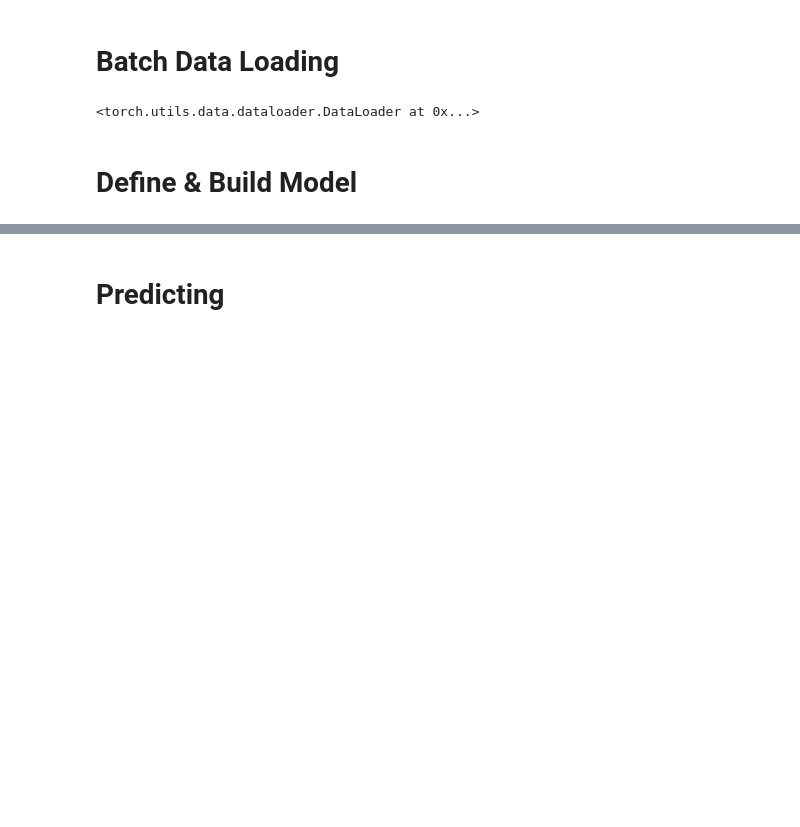
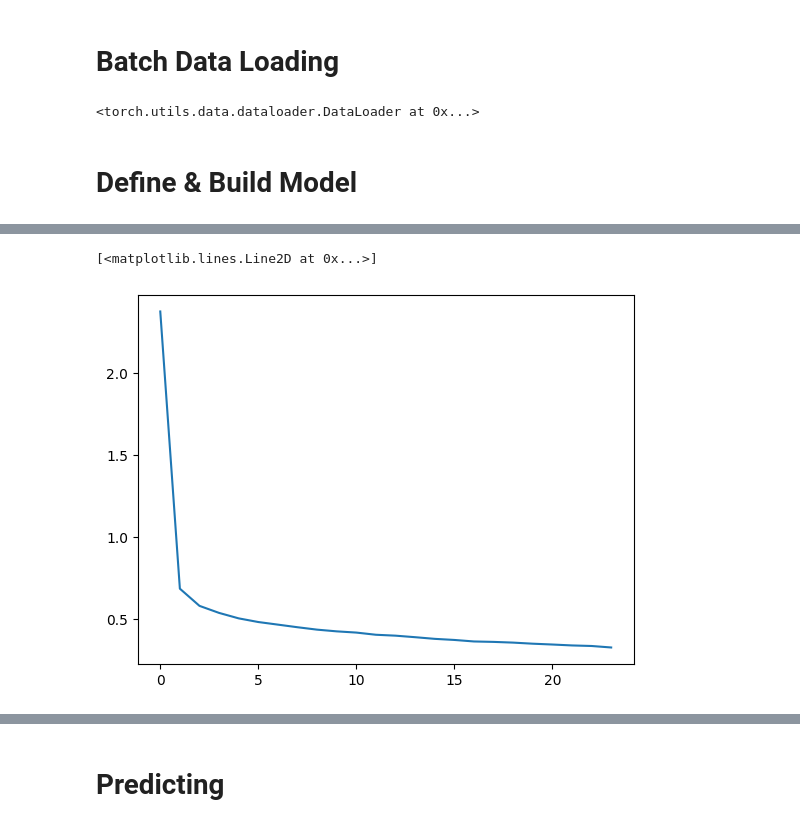
Before and after one commit to cindysintiya/Mental-Health_Sentiment-Analysis, a Jupyter notebook: notebook/ML_Mental_Health_PT.ipynb, the cells around one changed output, grey strips where cells are left out. Drawn from its saved outputs; the diff is of its cells as text; code cells hidden in the pictures; blank space fills up the shorter version.

```diff
--- a/notebook/ML_Mental_Health_PT.ipynb
+++ b/notebook/ML_Mental_Health_PT.ipynb
@@ -148,7 +176,7 @@ sample[0]
 # %%
 from torch.utils.data import DataLoader
 
-batch_size = 32
+batch_size = 24
 train_dataloader = DataLoader(CustomizedDataset(x_train_tokenized_padded, y_train), shuffle = True, batch_size = batch_size)
 test_dataloader = DataLoader(CustomizedDataset(x_test_tokenized_padded, y_test), shuffle = True, batch_size = batch_size)
 
@@ -161,8 +189,8 @@ train_dataloader
 import torch.nn as nn
 
 num_lstm = 1
-num_hidden = 64
-embedding_size = 64
+num_hidden = 32
+embedding_size = 128
 
 softmax = nn.Softmax(dim=1)
 
@@ -172,16 +200,18 @@ class SentimentAnalysisModel(nn.Module):
         self.embd = nn.Embedding(vocab_size, embedding_size, padding_idx=0)
         self.lstm = nn.LSTM(embedding_size, num_hidden, bidirectional = True, num_layers=num_lstm)
         self.linear = nn.Linear(2 * num_hidden * max_len, len(classes))
+        self.dropout = nn.Dropout(p=0.35)
 
     def forward(self, x):
         logits = self.embd(x)
         logits , (h_n, c_n) = self.lstm(logits)
         logits = logits.flatten(start_dim = 1, end_dim=-1)
         logits = self.linear(logits)
+        logits = self.dropout(logits)
         probability = softmax(logits)
         return logits, probability
 # %%
 model = SentimentAnalysisModel()
-model.eval()
+model.train()
 # %% [output]
 SentimentAnalysisModel(
@@ -205,8 +236,9 @@ import torch.nn as nn
 
 cross_entropy = nn.CrossEntropyLoss()   # criterion
 model = model.to(device)
-optimizer = torch.optim.Adagrad(model.parameters(), lr=1e-2, weight_decay=1e-4)
-epochs = 32
+optimizer = torch.optim.Adagrad(model.parameters(), lr=0.02, weight_decay=1e-4)
+# scheduler = torch.optim.lr_scheduler.StepLR(optimizer, step_size=8, gamma=0.1)
+epochs = 24
 
 avg_loss = []
 avg_acc = []
@@ -236,6 +268,8 @@ for epoch in range(epochs):
 
     avg_loss.append(loss_acc / len(train_dataloader))
     avg_acc.append(acc / n)
-    print('avg loss:', loss_acc / len(train_dataloader))
-    print('avg acc :', acc / n)
+    print('Average Loss     :', loss_acc / len(train_dataloader))
+    print('Average Accuracy :', acc / n)
+
+    # scheduler.step()
 # %% [output]
@@ -276,0 +311,7 @@ Epoch 12/32
+# %%
+from matplotlib import pyplot as plt
+
+plt.plot(range(len(avg_loss)), avg_loss)
+# %% [output]
+[<matplotlib.lines.Line2D at 0x...>]
+[figure, added]
```
Also changed, not shown: parts of 18 cells of this notebook, 6 other files.
